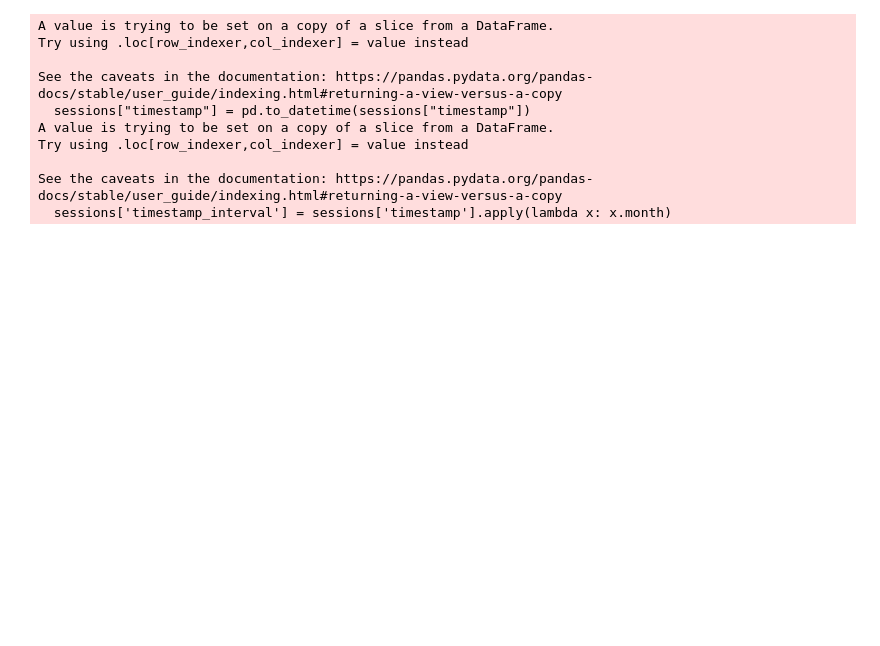
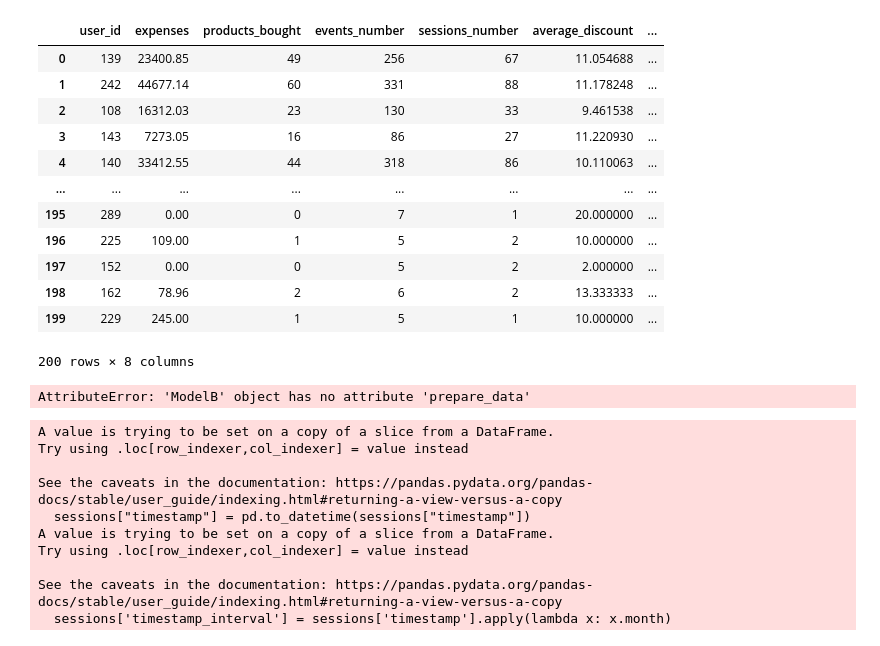
Before and after one commit to Robak132/IUM, a Jupyter notebook: notebooks/test.ipynb, the cells around one changed output. Saved outputs shown, nothing was run; the diff lists cells and outputs as text; code cells hidden in the pictures; blank space fills up the shorter version.

Commit message:
checkpoint for nn model

```diff
--- a/notebooks/test.ipynb
+++ b/notebooks/test.ipynb
@@ -31,3 +29,23 @@ model_B
+# %%
+model_B.extract_users_data(sessions_data, users_data, products_data)
+# %% [output]
+|  | user_id | expenses | products_bought | events_number | sessions_number | average_discount | ... |
+| 0 | 139 | 23400.85 | 49 | 256 | 67 | 11.054688 | ... |
+| 1 | 242 | 44677.14 | 60 | 331 | 88 | 11.178248 | ... |
+| 2 | 108 | 16312.03 | 23 | 130 | 33 | 9.461538 | ... |
+| 3 | 143 | 7273.05 | 16 | 86 | 27 | 11.220930 | ... |
+| 4 | 140 | 33412.55 | 44 | 318 | 86 | 10.110063 | ... |
+| ... | ... | ... | ... | ... | ... | ... | ... |
+| 195 | 289 | 0.00 | 0 | 7 | 1 | 20.000000 | ... |
+| 196 | 225 | 109.00 | 1 | 5 | 2 | 10.000000 | ... |
+| 197 | 152 | 0.00 | 0 | 5 | 2 | 2.000000 | ... |
+| 198 | 162 | 78.96 | 2 | 6 | 2 | 13.333333 | ... |
+| 199 | 229 | 245.00 | 1 | 5 | 1 | 10.000000 | ... |
+200 rows × 8 columns
+# %%
+model_B.prepare_data(model_B.extract_users_data(sessions_data, users_data, products_data))
+# %% [output]
+AttributeError: 'ModelB' object has no attribute 'prepare_data'
 # %%
 predictionsA = model_A.predict_expenses(products_data, deliveries_data, train_data, users_data)
 predictionsA
```
Also changed, not shown: parts of 1 cell of this notebook, 3 other files.
